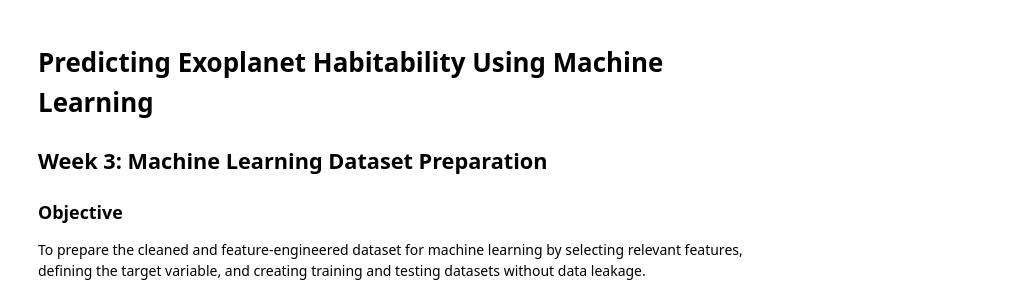
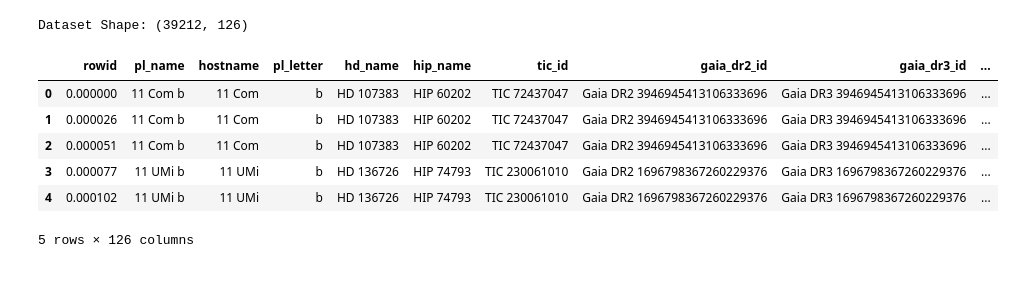
Before and after one commit to ANANYA200421/ExoHabit-AI, a Jupyter notebook: notebooks/Week3_ML_Dataset_Preparation.ipynb, the cells around one changed output. Cells and saved outputs as stored; diff of their text form; code cells hidden in the pictures.

```diff
--- a/notebooks/Week3_ML_Dataset_Preparation.ipynb
+++ b/notebooks/Week3_ML_Dataset_Preparation.ipynb
@@ -1,19 +1,38 @@
-# %% [markdown]
-# Predicting Exoplanet Habitability Using Machine Learning
-## Week 3: Machine Learning Dataset Preparation
-
-### Objective
-To prepare the cleaned and feature-engineered dataset for machine learning
-by selecting relevant features, defining the target variable, and creating
-training and testing datasets without data leakage.
 # %%
+# ============================================================
+# Week 3: Machine Learning Dataset Preparation
+# Project: ExoHabit-AI
+# ============================================================
+
+# ------------------------------------------------------------
+# 1. Import Libraries
+# ------------------------------------------------------------
 import pandas as pd
 import numpy as np
 import matplotlib.pyplot as plt
 import seaborn as sns
+import os
+import joblib
 
 from sklearn.model_selection import train_test_split
-from sklearn.preprocessing import StandardScaler
-from sklearn.pipeline import Pipeline
+from sklearn.compose import ColumnTransformer
+from sklearn.preprocessing import OneHotEncoder, StandardScaler
 
 sns.set_style("whitegrid")
+
+# ------------------------------------------------------------
+# 2. Load Dataset
+# ------------------------------------------------------------
+df = pd.read_csv("../data/processed/exoplanet_cleaned.csv")
+
+print("Dataset Shape:", df.shape)
+df.head()
+# %% [output]
+Dataset Shape: (39212, 126)
+|  | rowid | pl_name | hostname | pl_letter | hd_name | hip_name | tic_id | gaia_dr2_id | gaia_dr3_id | ... |
+| 0 | 0.000000 | 11 Com b | 11 Com | b | HD 107383 | HIP 60202 | TIC 72437047 | Gaia DR2 3946945413106333696 | Gaia DR3 3946945413106333696 | ... |
+| 1 | 0.000026 | 11 Com b | 11 Com | b | HD 107383 | HIP 60202 | TIC 72437047 | Gaia DR2 3946945413106333696 | Gaia DR3 3946945413106333696 | ... |
+| 2 | 0.000051 | 11 Com b | 11 Com | b | HD 107383 | HIP 60202 | TIC 72437047 | Gaia DR2 3946945413106333696 | Gaia DR3 3946945413106333696 | ... |
+| 3 | 0.000077 | 11 UMi b | 11 UMi | b | HD 136726 | HIP 74793 | TIC 230061010 | Gaia DR2 1696798367260229376 | Gaia DR3 1696798367260229376 | ... |
+| 4 | 0.000102 | 11 UMi b | 11 UMi | b | HD 136726 | HIP 74793 | TIC 230061010 | Gaia DR2 1696798367260229376 | Gaia DR3 1696798367260229376 | ... |
+5 rows × 126 columns
```
Also changed, not shown: parts of 21 cells of this notebook, 22 other files.
